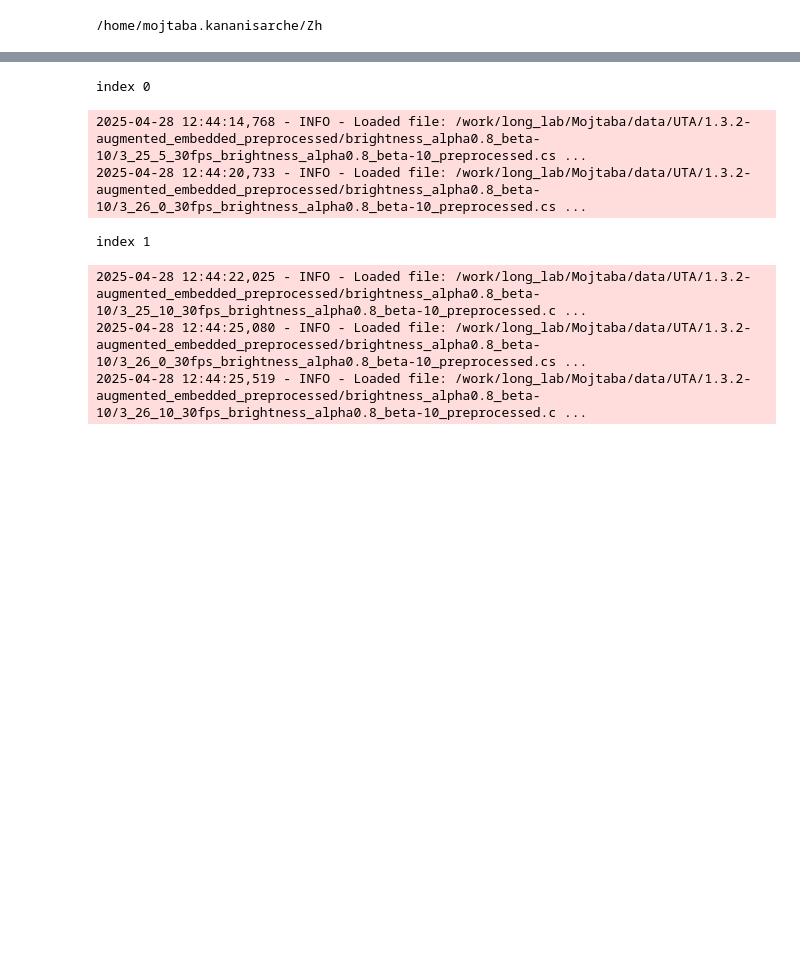
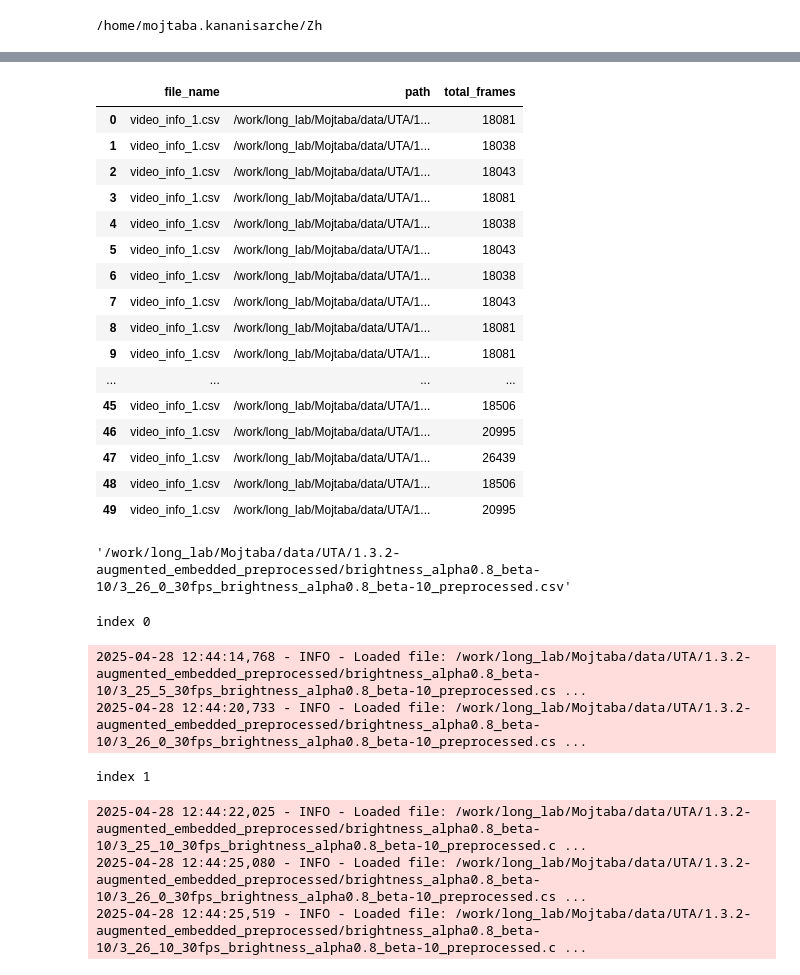
Before and after one commit to Roobahist/fatigue-detection, a Jupyter notebook: temp/temp.ipynb, the cells around one changed output, grey strips where cells are left out. Drawn from its saved outputs; the diff is of its cells as text; code cells hidden in the pictures; blank space fills up the shorter version.

```diff
--- a/temp/temp.ipynb
+++ b/temp/temp.ipynb
@@ -451,0 +677,5 @@ val_data_gen = MyDataGenerator(
+# %%
+groupby_column_filter = train_val_test_file_paths[0]['paths']['train'][:50]
+video_info = load_data(video_info_csv_path)
+groupby_column_filter = groupby_column_filter or video_info[groupby_column].unique()
+video_info = video_info[video_info['path'].isin(groupby_column_filter)]
@@ -451,0 +684,7 @@ val_data_gen = MyDataGenerator(
+# %%
+ordered_video_info = (
+    video_info[video_info['path'].isin(groupby_column_filter)]
+    .assign(path=lambda x: pd.Categorical(x['path'], categories=groupby_column_filter, ordered=True))
+    .sort_values('path')
+    .reset_index(drop=True)
+)
@@ -452,3 +695,27 @@ val_data_gen = MyDataGenerator(
+# %%
+ordered_video_info
+# %% [output]
+|  | file_name | path | total_frames |
+| 0 | video_info_1.csv | /work/long_lab/Mojtaba/data/UTA/1... | 18081 |
+| 1 | video_info_1.csv | /work/long_lab/Mojtaba/data/UTA/1... | 18038 |
+| 2 | video_info_1.csv | /work/long_lab/Mojtaba/data/UTA/1... | 18043 |
+| 3 | video_info_1.csv | /work/long_lab/Mojtaba/data/UTA/1... | 18081 |
+| 4 | video_info_1.csv | /work/long_lab/Mojtaba/data/UTA/1... | 18038 |
+| 5 | video_info_1.csv | /work/long_lab/Mojtaba/data/UTA/1... | 18043 |
+| 6 | video_info_1.csv | /work/long_lab/Mojtaba/data/UTA/1... | 18038 |
+| 7 | video_info_1.csv | /work/long_lab/Mojtaba/data/UTA/1... | 18043 |
+| 8 | video_info_1.csv | /work/long_lab/Mojtaba/data/UTA/1... | 18081 |
+| 9 | video_info_1.csv | /work/long_lab/Mojtaba/data/UTA/1... | 18081 |
+| ... | ... | ... | ... |
+| 45 | video_info_1.csv | /work/long_lab/Mojtaba/data/UTA/1... | 18506 |
+| 46 | video_info_1.csv | /work/long_lab/Mojtaba/data/UTA/1... | 20995 |
+| 47 | video_info_1.csv | /work/long_lab/Mojtaba/data/UTA/1... | 26439 |
+| 48 | video_info_1.csv | /work/long_lab/Mojtaba/data/UTA/1... | 18506 |
+| 49 | video_info_1.csv | /work/long_lab/Mojtaba/data/UTA/1... | 20995 |
+# %%
+video_info.iloc[1]['path']
+# %% [output]
+'/work/long_lab/Mojtaba/data/UTA/1.3.2-augmented_embedded_preprocessed/brightness_alpha0.8_beta-10/3_26_0_30fps_brightness_alpha0.8_beta-10_preprocessed.csv'
 # %%
 model.fit(train_data_gen, validation_data=val_data_gen, verbose=1)
 # %% [output]
```
Also changed, not shown: parts of 19 cells of this notebook.
